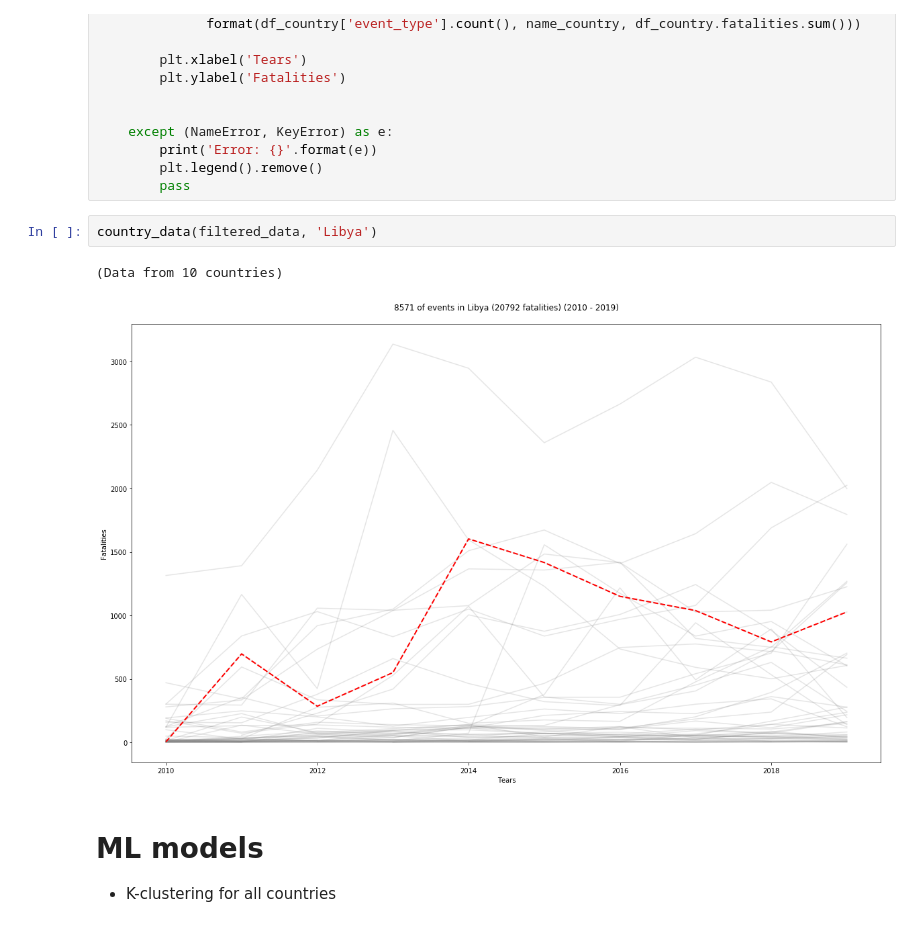
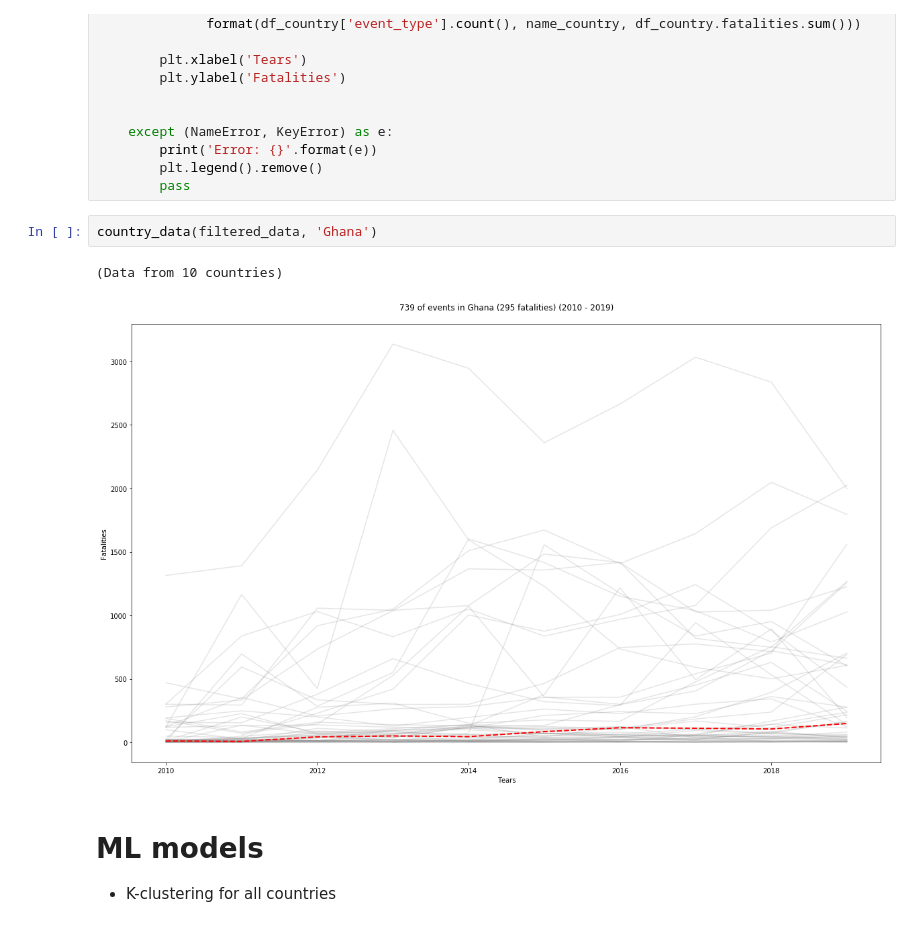
Before and after one commit to cmdelaserna/press-freedom, a Jupyter notebook: notebooks/ACLED data - Africa dataset.ipynb, the cells around one changed output. Drawn from its saved outputs; the diff is of its cells as text.

```diff
--- a/notebooks/ACLED data - Africa dataset.ipynb
+++ b/notebooks/ACLED data - Africa dataset.ipynb
@@ -141,10 +141,10 @@ def country_data(data, name_country = ""):
         plt.legend().remove()
         pass
 # %%
-country_data(filtered_data, 'Libya')
+country_data(filtered_data, 'Ghana')
 # %% [output]
 (Data from 10 countries)
-[figure, old version]
+[figure, new version]
 # %% [markdown]
 # ML models
 - K-clustering for all countries
```
Also changed, not shown: parts of 35 cells of this notebook.
